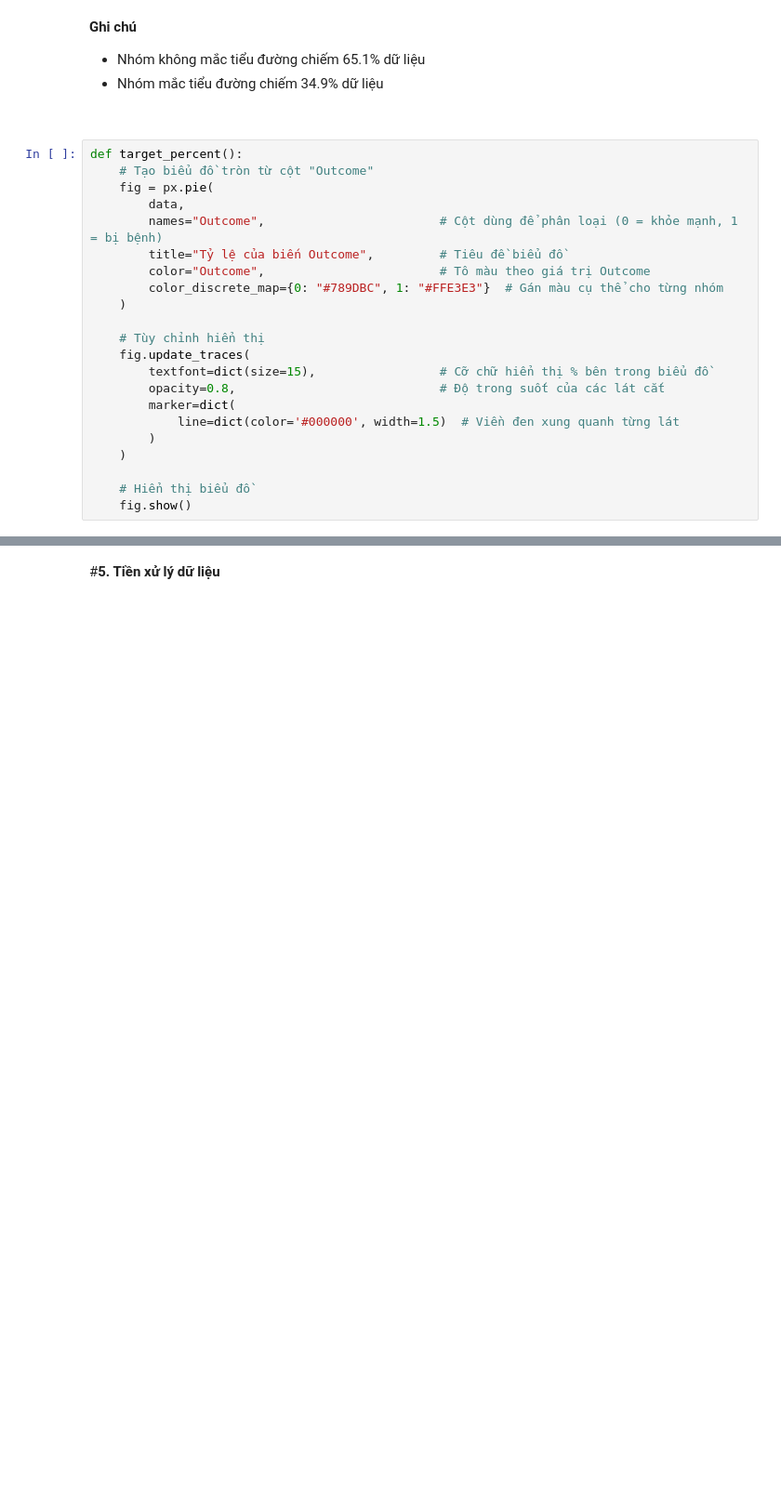
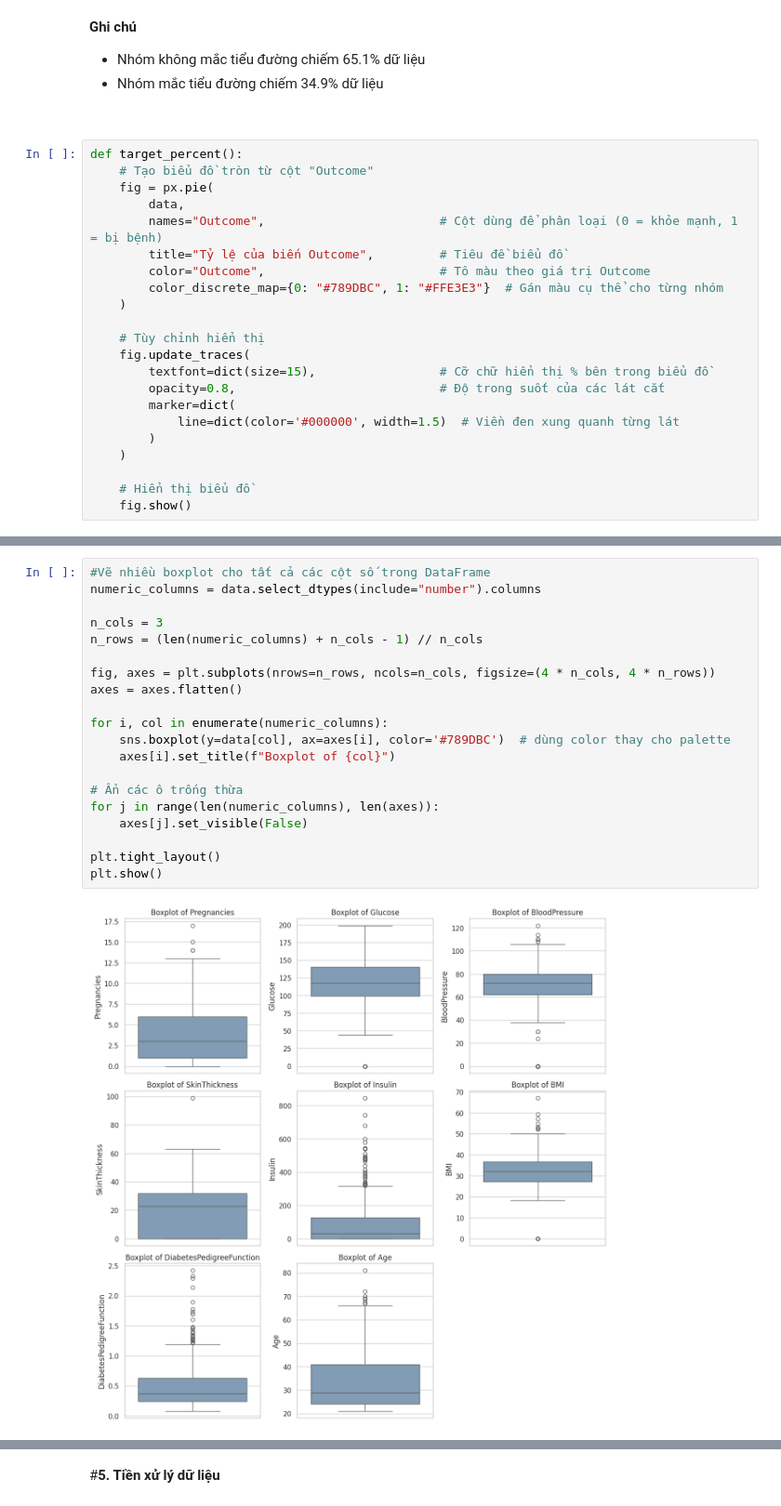
Before and after one commit to nguyenthithuylinh-ship-it/Diabetes_Project, a Jupyter notebook: Exploratory_Data_Analysis.ipynb, the cells around one changed output, grey strips where cells are left out. Shown at 93% size. Saved outputs shown, nothing was run; the diff lists cells and outputs as text; blank space fills up the shorter version.

```diff
--- a/Exploratory_Data_Analysis.ipynb
+++ b/Exploratory_Data_Analysis.ipynb
@@ -338,0 +584,22 @@ target_percent()
+# %%
+#Vẽ nhiều boxplot cho tất cả các cột số trong DataFrame
+numeric_columns = data.select_dtypes(include="number").columns
+
+n_cols = 3
+n_rows = (len(numeric_columns) + n_cols - 1) // n_cols
+
+fig, axes = plt.subplots(nrows=n_rows, ncols=n_cols, figsize=(4 * n_cols, 4 * n_rows))
+axes = axes.flatten()
+
+for i, col in enumerate(numeric_columns):
+    sns.boxplot(y=data[col], ax=axes[i], color='#789DBC')  # dùng color thay cho palette
+    axes[i].set_title(f"Boxplot of {col}")
+
+# Ẩn các ô trống thừa
+for j in range(len(numeric_columns), len(axes)):
+    axes[j].set_visible(False)
+
+plt.tight_layout()
+plt.show()
+# %% [output]
+[figure, added]
```
Also changed, not shown: parts of 113 cells of this notebook.
